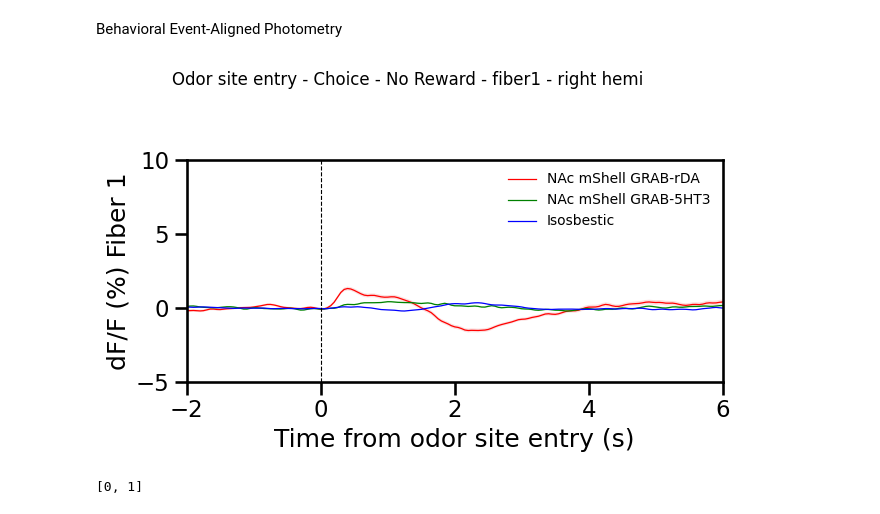
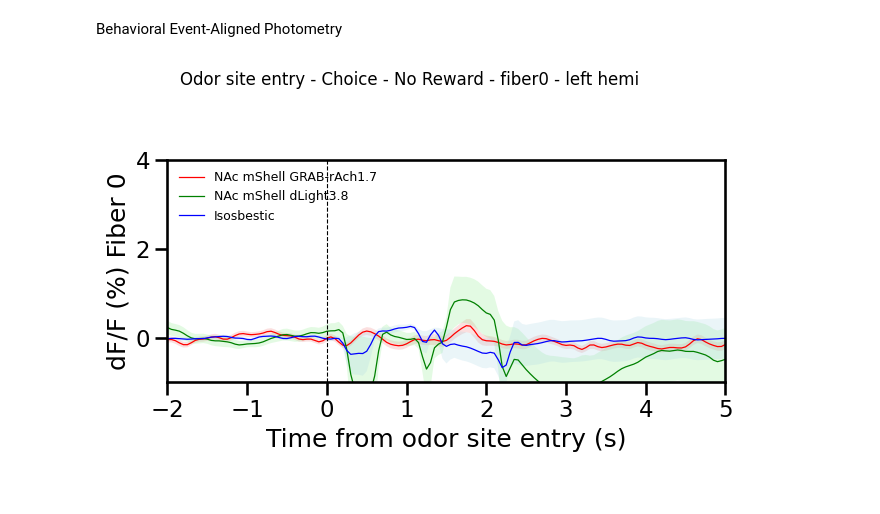
Before and after one commit to jasonyslee/Aind.Behavior.VrForaging.Analysis, a Jupyter notebook: notebooks/BehaviorAnalysis/General/evaluate_behavior_with_FIP_v3.ipynb, the cells around one changed output. Cells and saved outputs as stored; diff of their text form; code cells hidden in the pictures.

```diff
--- a/notebooks/BehaviorAnalysis/General/evaluate_behavior_with_FIP_v3.ipynb
+++ b/notebooks/BehaviorAnalysis/General/evaluate_behavior_with_FIP_v3.ipynb
@@ -76,7 +76,7 @@ foraging_figures = r'C:\Users\jason.lee\OneDrive - Allen Institute\Documents\pat
 from pathlib import Path
 
 #session_path = Path(r"\\allen\aind\stage\vr-foraging\data\810351\810351_2025-12-04T004844Z")
-session_path = Path(r"C:\Data\788731_2025-12-09T191007Z")
+session_path = Path(r"Y:\vr-foraging\data\788731\788731_2025-12-19T234013Z")
 #session_path = Path(r"F:\Data\Patch_Foraging\810351\810351_2025-12-09T200951Z")
 
 ##if you know the exact name
@@ -1178,7 +1158,7 @@ def plot_photometry_psth(
     if ylims is not None:
         ax.set_ylim(*ylims)
 
-    ax.legend(frameon=False, loc="upper right", fontsize=10)
+    ax.legend(frameon=False, loc="upper left", fontsize=9)
 
     title = (
         f"{align_cfg['title_prefix']} - Choice - {reward_cfg['title']} "
@@ -1218,18 +1198,14 @@ def plot_photometry_psth(
 # %%
 #Use plot function
 result = plot_photometry_psth(
     all_epochs, data1, Ctrl_dF_F, G_dF_F, R_dF_F, Roi2Vis,
-    alignment="InterPatch",
+    alignment="OdorSite",
     is_reward=False,
     subject=788731,
-    hemisphere="Right",
+    hemisphere="Left",
     save_fig=False,
-    xlims=(-2,6),
-    ylims=(-5,10)
+    xlims=(-2,5),
+    ylims=(-1,4)
 )
 # %% [output]
-[figure, old version]
+[figure, new version]
-# %%
-Roi2Vis
-# %% [output]
-[0, 1]
```
Also changed, not shown: parts of 14 cells of this notebook, 1 other file.
